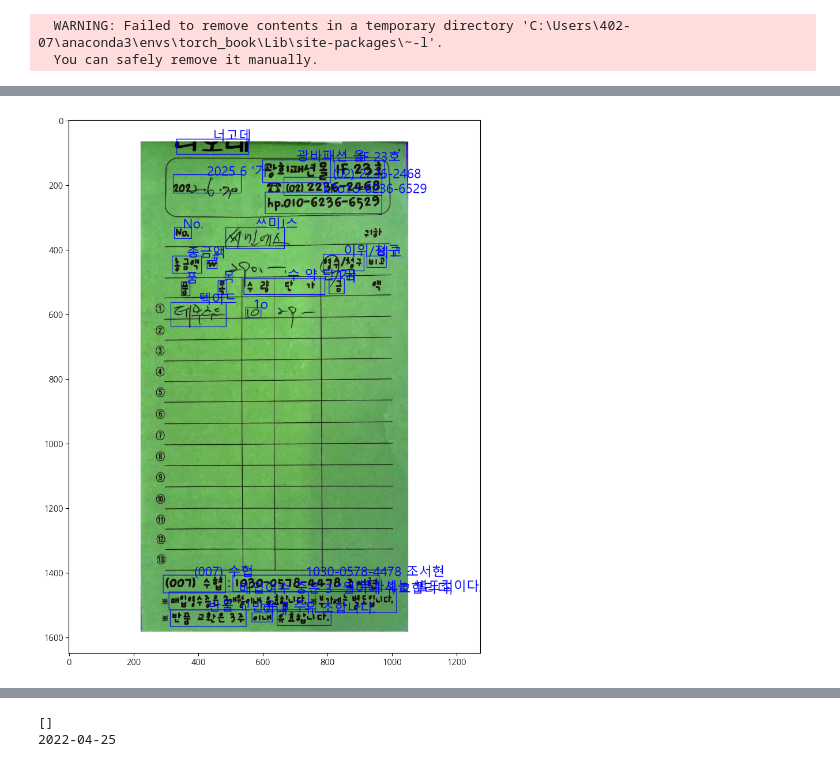
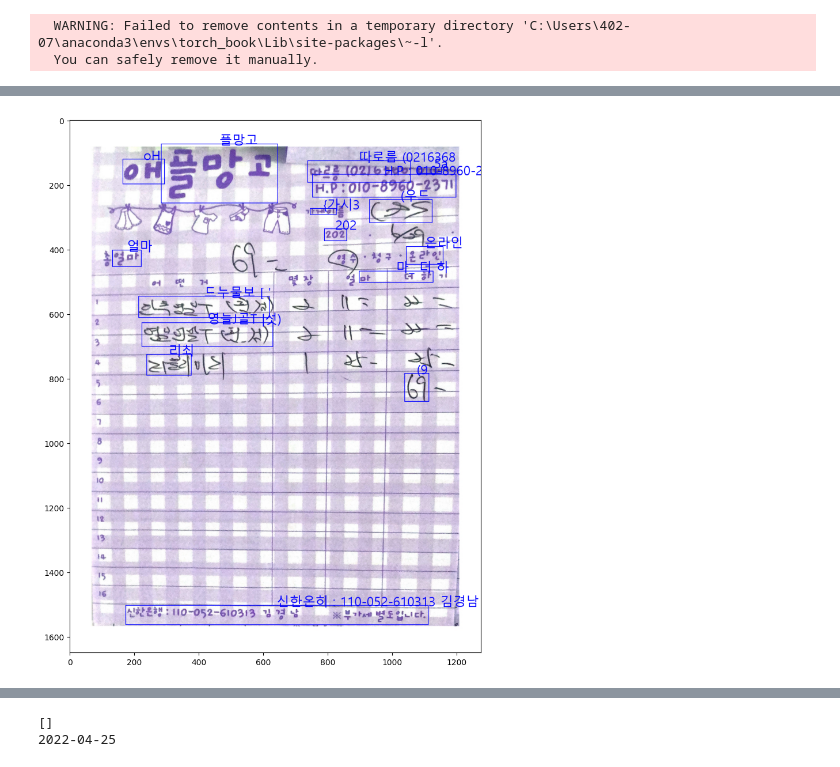
Before and after one commit to color7921/YoungMan_projectDA, a Jupyter notebook: YM_easyOCR/YoungMan_easyOCR.ipynb, the cells around one changed output, grey strips where cells are left out. Cells and saved outputs as stored; diff of their text form; code cells hidden in the pictures.

```diff
--- a/YM_easyOCR/YoungMan_easyOCR.ipynb
+++ b/YM_easyOCR/YoungMan_easyOCR.ipynb
@@ -60,31 +97,33 @@ Note: you may need to restart the kernel to use updated packages.
 # %%
 import cv2
 import easyocr
 import numpy as np
 import cv2
 import matplotlib.pyplot as plt
 from PIL import ImageFont, ImageDraw, Image
 
+num = "h02"
 reader = easyocr.Reader(['ko', 'en'])
-result =  reader.readtext('/Users/402-07/YoungMan_projectDE/receipt_list/h01.jpg')
+result =  reader.readtext(f'/Users/402-07/YoungMan_projectDE/receipt_list/{num}.jpg', width_ths = 15)
 
-img = cv2.imread('/Users/402-07/YoungMan_projectDE/receipt_list/h01.jpg')
+img = cv2.imread(f'/Users/402-07/YoungMan_projectDE/receipt_list/{num}.jpg')
 
 img = Image.fromarray(img)
 font = ImageFont.truetype("malgun.ttf", 40)
 draw = ImageDraw.Draw(img)
 
 for i in result:
   x = i[0][0][0]
   y = i[0][0][1]
   w = i[0][1][0] - i[0][0][0]
   h = i[0][2][1] - i[0][1][1]
 
+# 나쁘지 않은 영수증 : h04, h10, h12
   draw.rectangle(((x, y), (x+w, y+h)), outline="blue", width=2)
   draw.text((int((x+x+w)/2), y-40), str(i[1]), font=font, fill="blue")
 
 plt.figure(figsize=(15, 12))
 plt.imshow(img)
 plt.show()
 # %% [output]
-[figure, old version]
+[figure, new version]
```
Also changed, not shown: parts of 7 cells of this notebook.
